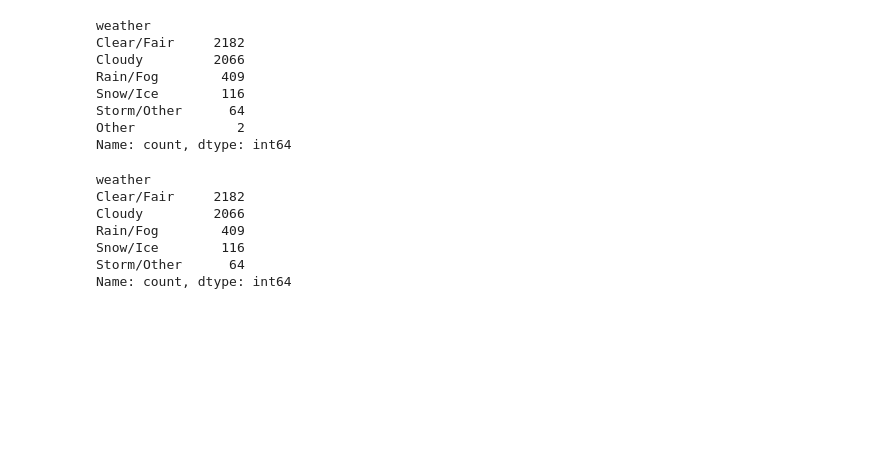
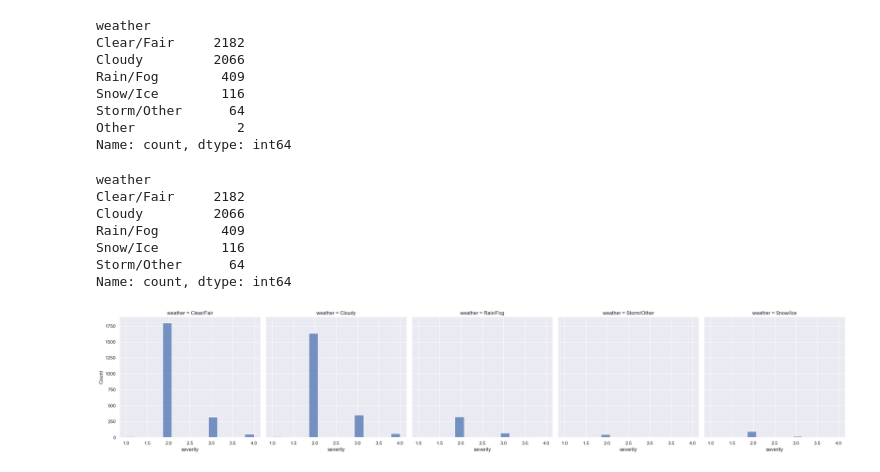
Before and after one commit to StavSteven/us_car_accidents, a Jupyter notebook: jupyter_notebooks/2_plotting_us_accidents.ipynb, the cells around one changed output. Cells and saved outputs as stored; diff of their text form; code cells hidden in the pictures; blank space fills up the shorter version.

```diff
--- a/jupyter_notebooks/2_plotting_us_accidents.ipynb
+++ b/jupyter_notebooks/2_plotting_us_accidents.ipynb
@@ -195,3 +195,9 @@ Name: count, dtype: int64
 # %%
 # Export new dataset to csv
 df_plots.to_csv('../data/cleaned_data/us_accidents_cleaned_v3.0.csv', index=False)
+# %%
+# Visualise the influence weather has on severity of crash
+sns.displot(df_plots, x='severity', col="weather")
+plt.show()
+# %% [output]
+[figure, added]
```
Also changed, not shown: 1 other file.
